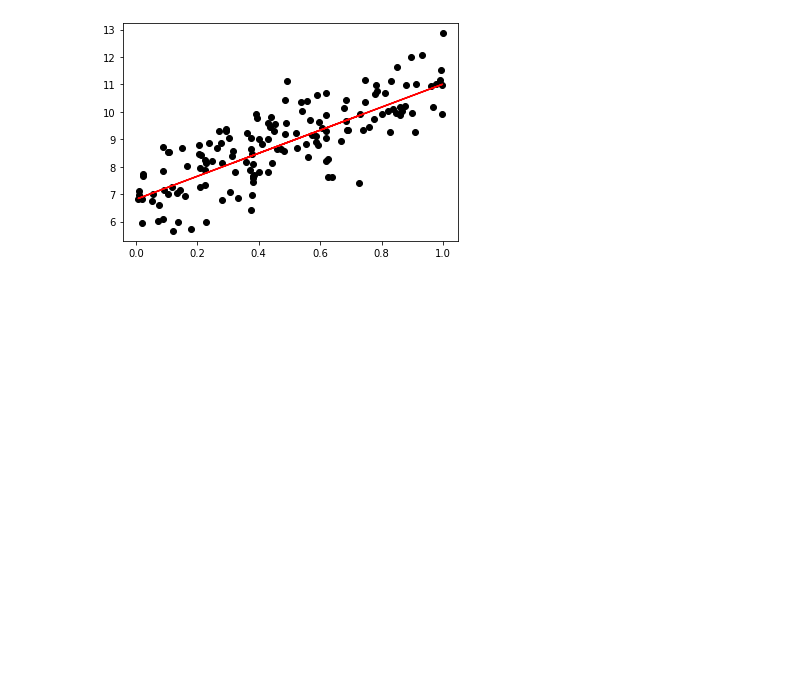
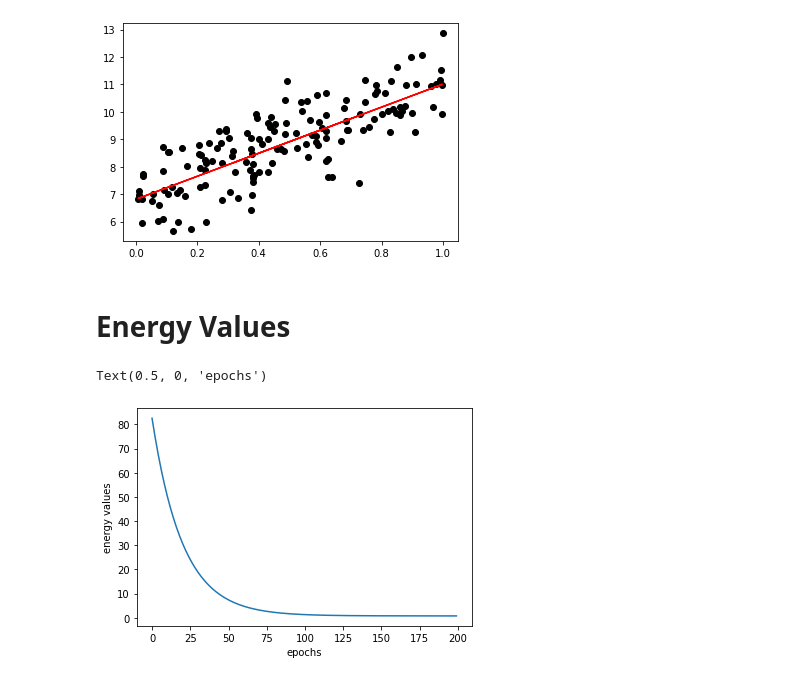
Before and after one commit to dvkieu/ImageProcessing-Kieu, a Jupyter notebook: Assignment_02_DangVanKieu.ipynb, the cells around one changed output. Cells and saved outputs as stored; diff of their text form; code cells hidden in the pictures; blank space fills up the shorter version.

Commit message:
Plotting energy values

```diff
--- a/Assignment_02_DangVanKieu.ipynb
+++ b/Assignment_02_DangVanKieu.ipynb
@@ -69,3 +69,12 @@ plt.plot(p_x,predict_y.detach(),color='red')
 plt.show()
 # %% [output]
 [figure]
+# %% [markdown]
+# Energy Values
+# %%
+plt.plot(range(epochs), losses)
+plt.ylabel('energy values')
+plt.xlabel('epochs')
+# %% [output]
+Text(0.5, 0, 'epochs')
+[figure, added]
```
